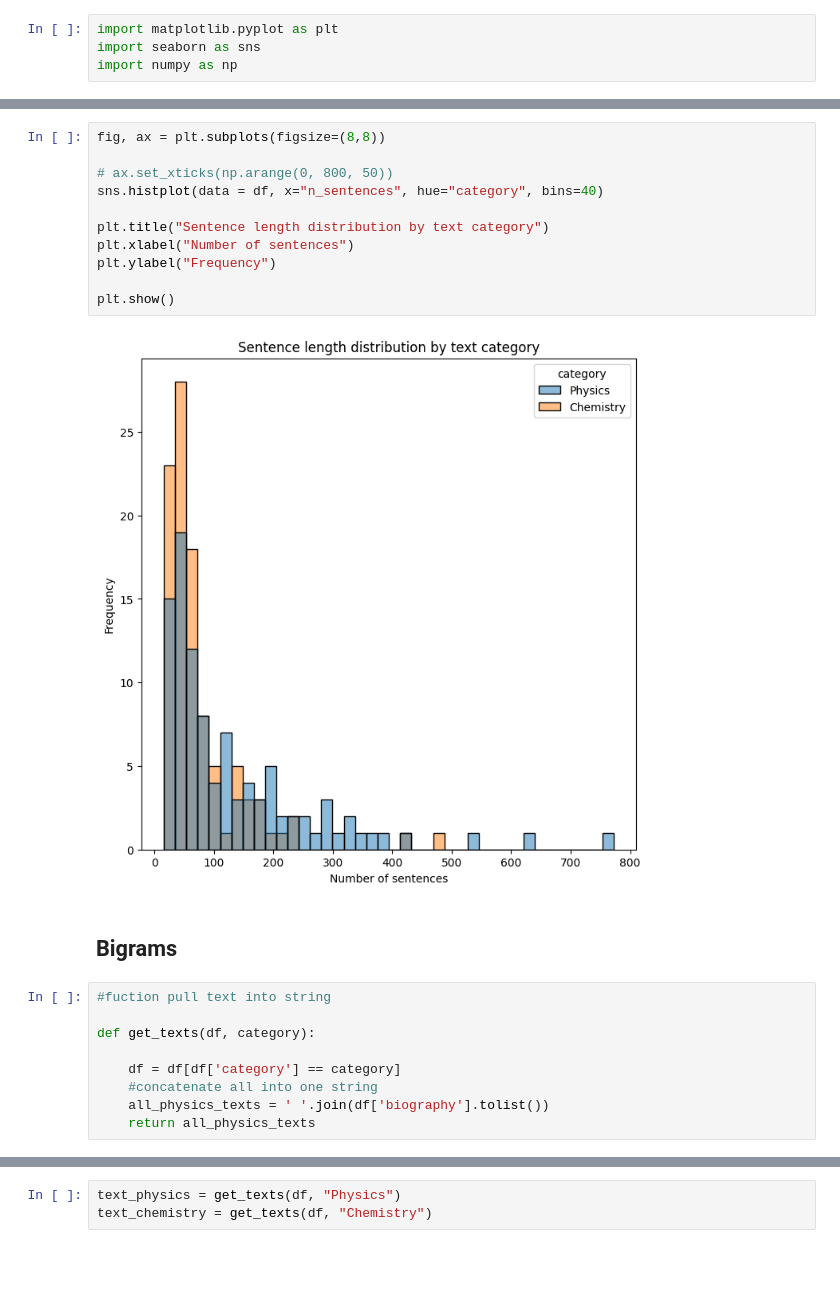
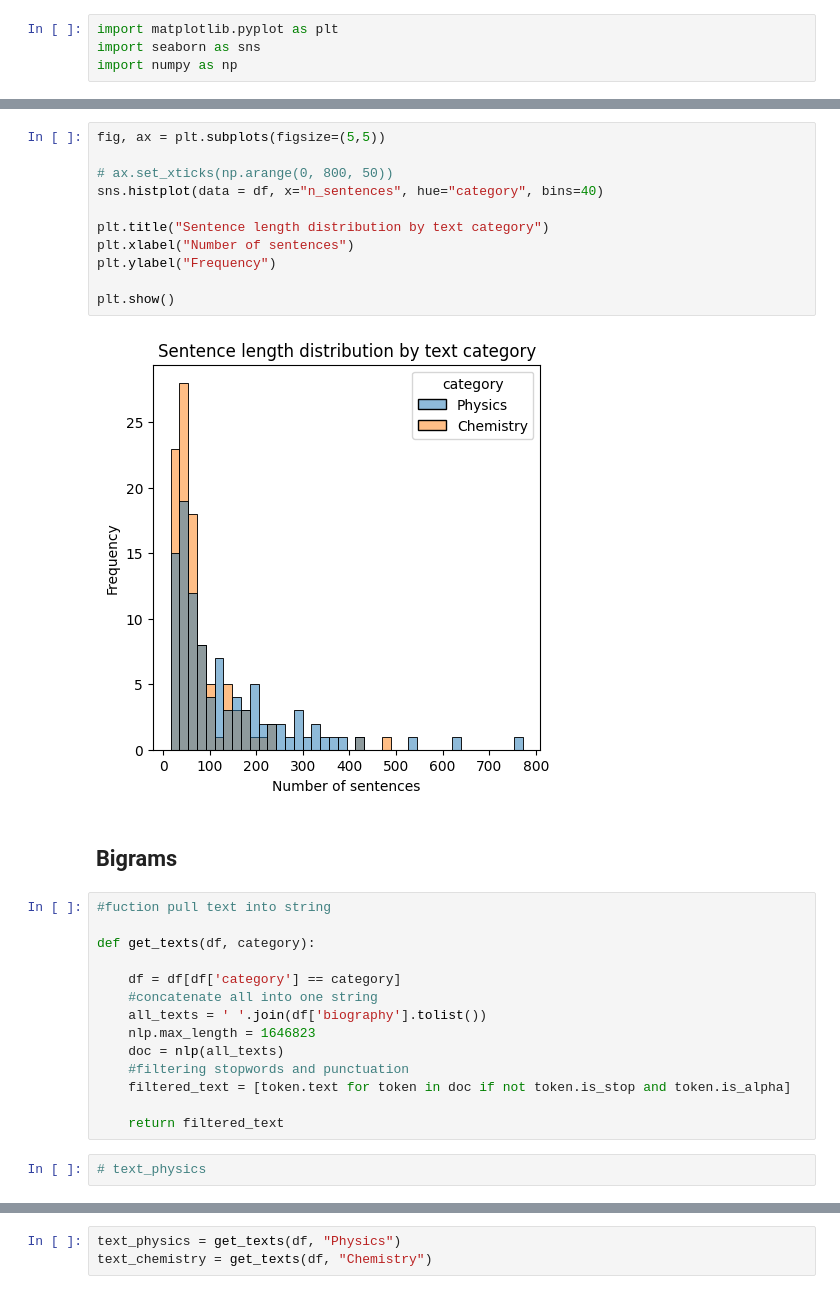
Before and after one commit to alberto-lorente/stir-fried-data, a Jupyter notebook: Part 1 - Comparing and Clustering Texts/1.2 Data Analysis/Textual_Data_Analysis.ipynb, the cells around one changed output, grey strips where cells are left out. Saved outputs shown, nothing was run; the diff lists cells and outputs as text; blank space fills up the shorter version.

```diff
--- a/Part 1 - Comparing and Clustering Texts/1.2 Data Analysis/Textual_Data_Analysis.ipynb
+++ b/Part 1 - Comparing and Clustering Texts/1.2 Data Analysis/Textual_Data_Analysis.ipynb
@@ -106,16 +117,16 @@ plt.show()
 # %%
-fig, ax = plt.subplots(figsize=(8,8))
+fig, ax = plt.subplots(figsize=(5,5))
 
 # ax.set_xticks(np.arange(0, 800, 50))
 sns.histplot(data = df, x="n_sentences", hue="category", bins=40)
 
 plt.title("Sentence length distribution by text category")
 plt.xlabel("Number of sentences")
 plt.ylabel("Frequency")
 
 plt.show()
 # %% [output]
-[figure, old version]
+[figure, new version]
 # %% [markdown]
 ## Bigrams
 # %%
@@ -125,5 +136,12 @@ def get_texts(df, category):
 
     df = df[df['category'] == category]
     #concatenate all into one string
-    all_physics_texts = ' '.join(df['biography'].tolist())
-    return all_physics_texts
+    all_texts = ' '.join(df['biography'].tolist())
+    nlp.max_length = 1646823
+    doc = nlp(all_texts)
+    #filtering stopwords and punctuation
+    filtered_text = [token.text for token in doc if not token.is_stop and token.is_alpha]
+
+    return filtered_text
+# %%
+# text_physics
```
Also changed, not shown: parts of 62 cells of this notebook, 1 other file.
